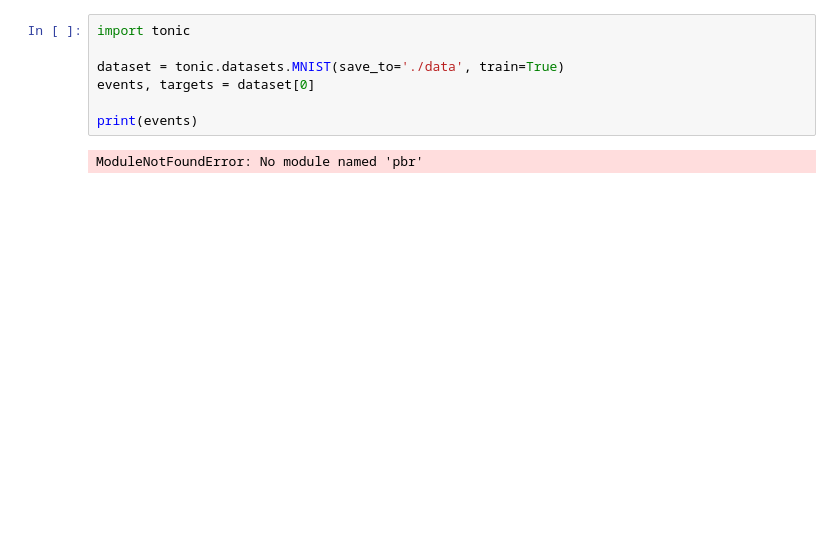
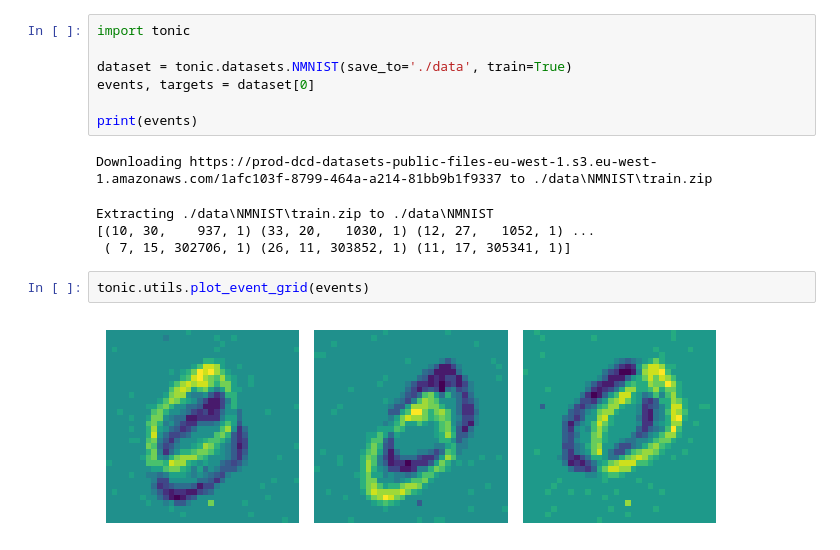
Before and after one commit to Emiel-Nagel/Thesis-Code, a Jupyter notebook: tutorials/snntorch/tonic_datasets.ipynb, the cells around one changed output. Cells and saved outputs as stored; diff of their text form; blank space fills up the shorter version.

```diff
--- a/tutorials/snntorch/tonic_datasets.ipynb
+++ b/tutorials/snntorch/tonic_datasets.ipynb
@@ -1,9 +1,16 @@
 # %%
 import tonic
 
-dataset = tonic.datasets.MNIST(save_to='./data', train=True)
+dataset = tonic.datasets.NMNIST(save_to='./data', train=True)
 events, targets = dataset[0]
 
 print(events)
 # %% [output]
-ModuleNotFoundError: No module named 'pbr'
+Downloading https://prod-dcd-datasets-public-files-eu-west-1.s3.eu-west-1.amazonaws.com/1afc103f-8799-464a-a214-81bb9b1f9337 to ./data\NMNIST\train.zip
+Extracting ./data\NMNIST\train.zip to ./data\NMNIST
+[(10, 30,    937, 1) (33, 20,   1030, 1) (12, 27,   1052, 1) ...
+ ( 7, 15, 302706, 1) (26, 11, 303852, 1) (11, 17, 305341, 1)]
+# %%
+tonic.utils.plot_event_grid(events)
+# %% [output]
+[figure, added]
```
Also changed, not shown: parts of 12 cells of this notebook, 2 other files.
